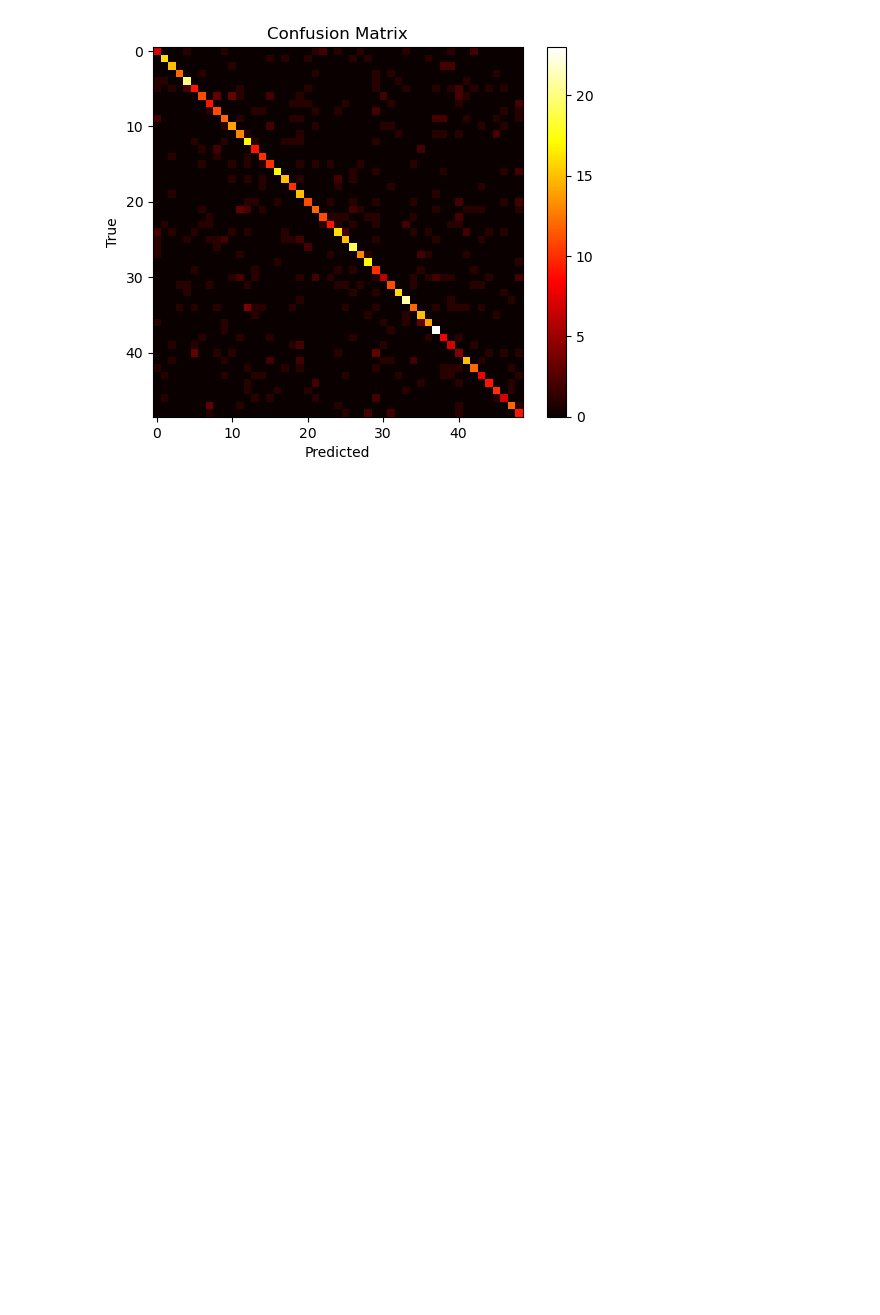
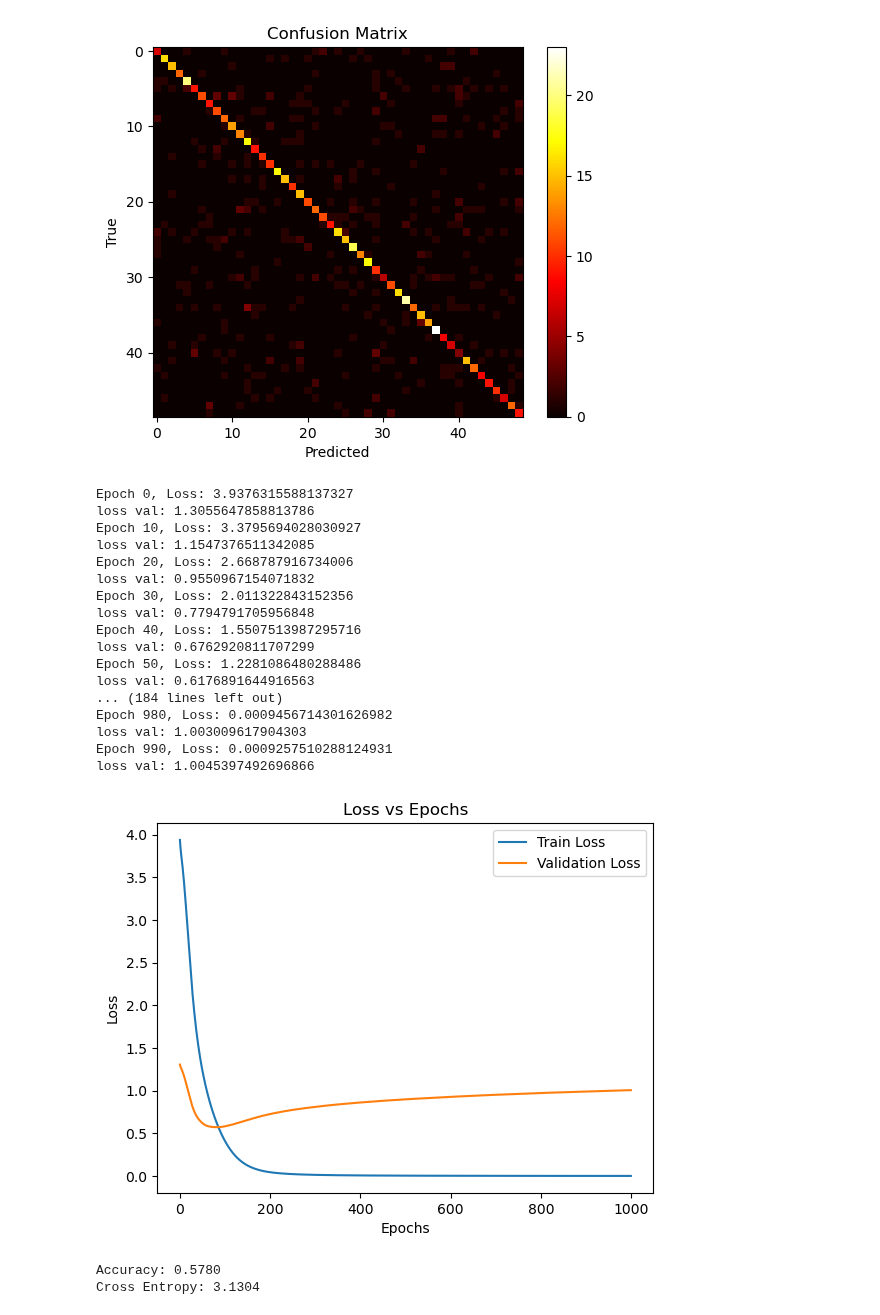
Before and after one commit to felicitasmarolda/MLyDL_TPs, a Jupyter notebook: Marolda_Felicitas_TP3/Marolda_Felicitas_TP3.ipynb, the cells around one changed output. Saved outputs shown, nothing was run; the diff lists cells and outputs as text; code cells hidden in the pictures; blank space fills up the shorter version.

Commit message:
adam funciona (era el learning rate)

```diff
--- a/Marolda_Felicitas_TP3/Marolda_Felicitas_TP3.ipynb
+++ b/Marolda_Felicitas_TP3/Marolda_Felicitas_TP3.ipynb
@@ -153,3 +153,27 @@ Cross Entropy: 3.5507
 [figure]
 # %%
 # ADAM
+importlib.reload(md)
+adam = md.NeuralNetwork(X_train, y_train, X_val, y_val, funciones_de_activacion, nodos_por_capa, "ADAM", 0.001)
+get_metrics = mt.get_metrics(adam.forward_pass(X_val), y_val)
+# %% [output]
+Epoch 0, Loss: 3.9376315588137327
+loss val: 1.3055647858813786
+Epoch 10, Loss: 3.3795694028030927
+loss val: 1.1547376511342085
+Epoch 20, Loss: 2.668787916734006
+loss val: 0.9550967154071832
+Epoch 30, Loss: 2.011322843152356
+loss val: 0.7794791705956848
+Epoch 40, Loss: 1.5507513987295716
+loss val: 0.6762920811707299
+Epoch 50, Loss: 1.2281086480288486
+loss val: 0.6176891644916563
+... (184 lines left out)
+Epoch 980, Loss: 0.0009456714301626982
+loss val: 1.003009617904303
+Epoch 990, Loss: 0.0009257510288124931
+loss val: 1.0045397492696866
+[figure, added]
+Accuracy: 0.5780
+Cross Entropy: 3.1304
```
Also changed, not shown: parts of 1 cell of this notebook, 1 other file.
